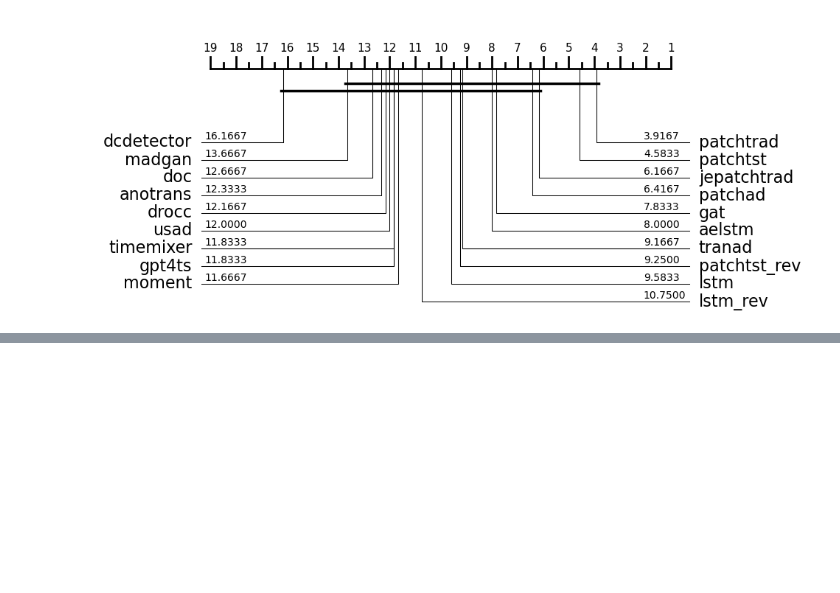
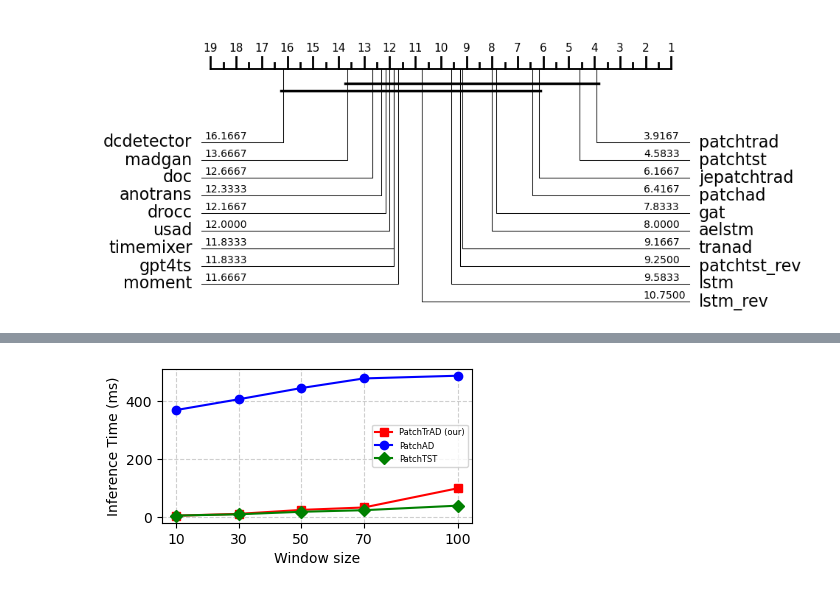
Before and after one commit to vilhess/DL4TSAD, a Jupyter notebook: visu.ipynb, the cells around one changed output, grey strips where cells are left out. Cells and saved outputs as stored; diff of their text form; code cells hidden in the pictures; blank space fills up the shorter version.

```diff
--- a/visu.ipynb
+++ b/visu.ipynb
@@ -40,10 +40,10 @@ import torch
 import matplotlib.pyplot as plt
 import numpy as np
 
-from models.patchad import PatchMLPAD
-from models.patchtrad import PatchTrad
-from models.tranad import TranAD
-from models.catch import CATCHModel
+from models.patchad import PatchADLit
+from models.patchtrad import PatchTradLit
+from models.patchtst import PatchTSTLit
+#from models.catch import CATCHModel
 
 import yaml
 from types import SimpleNamespace
@@ -51,21 +51,24 @@ from types import SimpleNamespace
 DEVICE="cuda"
 
 wss = [10, 30, 50, 70, 100]
-inference_times = {model: [] for model in ['PatchAD', 'PatchTrAD', 'TranAD', 'CATCH']}
+inference_times = {model: [] for model in ['PatchAD', 'PatchTrAD', 'PatchTST']}
 for ws in wss:
 
     patchad_conf = yaml.safe_load(open("conf/dataset_model/patchad/swat.yaml"))
     patchad_conf["ws"]=ws-1
-    patchad = PatchMLPAD(SimpleNamespace(**patchad_conf))
+    patchad_conf["len_loader"] = 20
+    patchad = PatchADLit(SimpleNamespace(**patchad_conf))
     patchtrad_conf = yaml.safe_load(open("conf/dataset_model/patchtrad/swat.yaml"))
     patchtrad_conf["ws"]=ws-1
-    patchtrad = PatchTrad(SimpleNamespace(**patchtrad_conf))
-    tranad_conf = yaml.safe_load(open("conf/dataset_model/tranad/swat.yaml"))
-    tranad_conf["ws"]=ws-1
-    tranad = TranAD(SimpleNamespace(**tranad_conf))
-    catch_conf = yaml.safe_load(open("conf/dataset_model/catch/swat.yaml"))
-    catch_conf["ws"]=ws-1
-    catch = CATCHModel(SimpleNamespace(**catch_conf))
+    patchtrad_conf["len_loader"] = 20
+    patchtrad = PatchTradLit(SimpleNamespace(**patchtrad_conf))
+    patchtst_conf = yaml.safe_load(open("conf/dataset_model/patchtst/swat.yaml"))
+    patchtst_conf["ws"]=ws-1
+    patchtst_conf["len_loader"] = 20
+    patchtst = PatchTSTLit(SimpleNamespace(**patchtst_conf))
+    #catch_conf = yaml.safe_load(open("conf/dataset_model/catch/swat.yaml"))
+    #catch_conf["ws"]=ws-1
+    #catch = CATCHModel(SimpleNamespace(**catch_conf))
 
 
     x = torch.randn(128, ws, 51)
@@ -73,45 +76,26 @@ for ws in wss:
     models = {
         "PatchAD": patchad,
         "PatchTrAD": patchtrad,
-        "TranAD": tranad,
-        "CATCH": catch}
+        "PatchTST": patchtst
+        }
 
     def measure_inference_speed(model, x, device="cuda", runs=50):
         x = x.to(device)
         model = model.to(device)
         model.eval()
+        # Warm-up
+        with torch.no_grad():
+            for _ in range(10):
+                _ = model.get_loss(x, mode="test")
 
-        if model == models['TranAD']:
-            # Warm-up
-            input = x.permute(1, 0, 2)
-            elem = input[-1, :, :].view(1, input.size(1), input.size(2))
-            with torch.no_grad():
-                for _ in range(10):
-                    _ = model(input, elem)
-
-            # Measure inference time
-            times = []
-            with torch.no_grad():
-                for _ in range(runs):
-                    start = time.time()
-                    _ = model(input, elem)
-                    end = time.time()
-                    times.append(end - start)
-
-        else:
-            # Warm-up
-            with torch.no_grad():
-                for _ in range(10):
-                    _ = model(x)
-
-            # Measure inference time
-            times = []
-            with torch.no_grad():
-                for _ in range(runs):
-                    start = time.time()
-                    _ = model(x)
-                    end = time.time()
-                    times.append(end - start)
+        # Measure inference time
+        times = []
+        with torch.no_grad():
+            for _ in range(runs):
+                start = time.time()
+                _ = model.get_loss(x, mode="test")
+                end = time.time()
+                times.append(end - start)
 
         avg_time = np.mean(times) * 1000
         model = model.cpu()
@@ -121,19 +105,17 @@ for ws in wss:
     for name, model in models.items():
         inference_times[name].append(measure_inference_speed(model, x))
 
-inference_times = {k: v for k, v in zip(['PatchTrAD', 'PatchAD', 'TranAD', 'CATCH'], [inference_times['PatchTrAD'], inference_times['PatchAD'], inference_times['TranAD'], inference_times['CATCH']])}
+inference_times = {k: v for k, v in zip(['PatchTrAD', 'PatchAD', 'PatchTST'], [inference_times['PatchTrAD'], inference_times['PatchAD'], inference_times['PatchTST']])}
 
 col = {
     "PatchAD": "blue",
     "PatchTrAD": "red",
-    "TranAD": "green",
-    "CATCH": "purple"
+    "PatchTST": "green",
 }
 markers = {
     "PatchAD": "o",
     "PatchTrAD": "s",
-    "TranAD": "D",
-    "CATCH": "P"
+    "PatchTST": "D",
 }
 
 plt.figure(figsize=(4, 2))
@@ -148,5 +130,5 @@ plt.xlabel("Window size")
 plt.ylabel("Inference Time (ms)")
 #plt.title("Inference Speed Comparison based on SWaT Dataset configuration for multiple window size")
 plt.grid(True, linestyle="--", alpha=0.6)
-#plt.savefig("infspeed.png", bbox_inches="tight")
+plt.savefig("infspeed.png", bbox_inches="tight")
 # %% [output]
@@ -153,0 +135 @@ KeyboardInterrupt:
+[figure, added]
```
Also changed, not shown: parts of 2 cells of this notebook, 4 other files.
